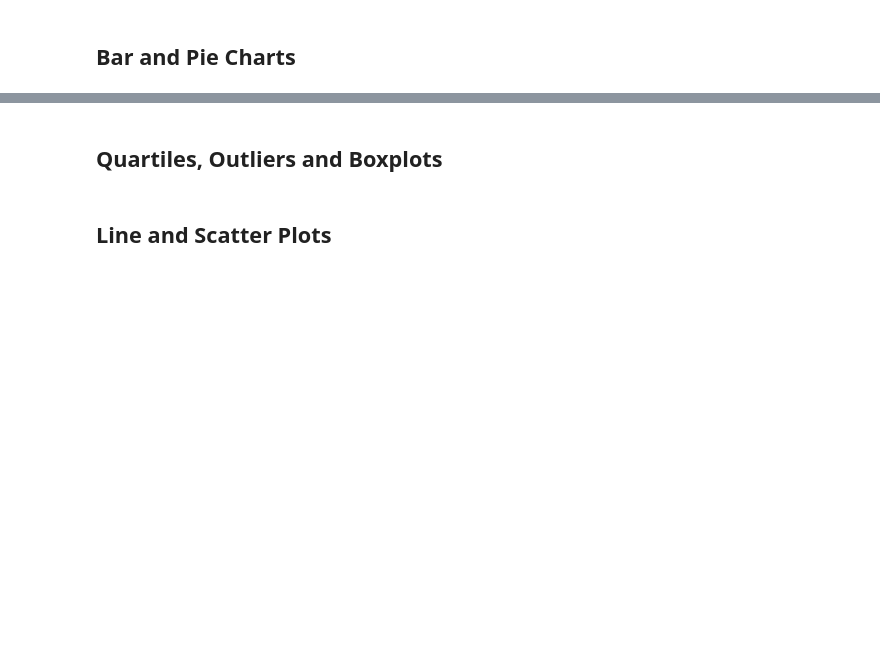
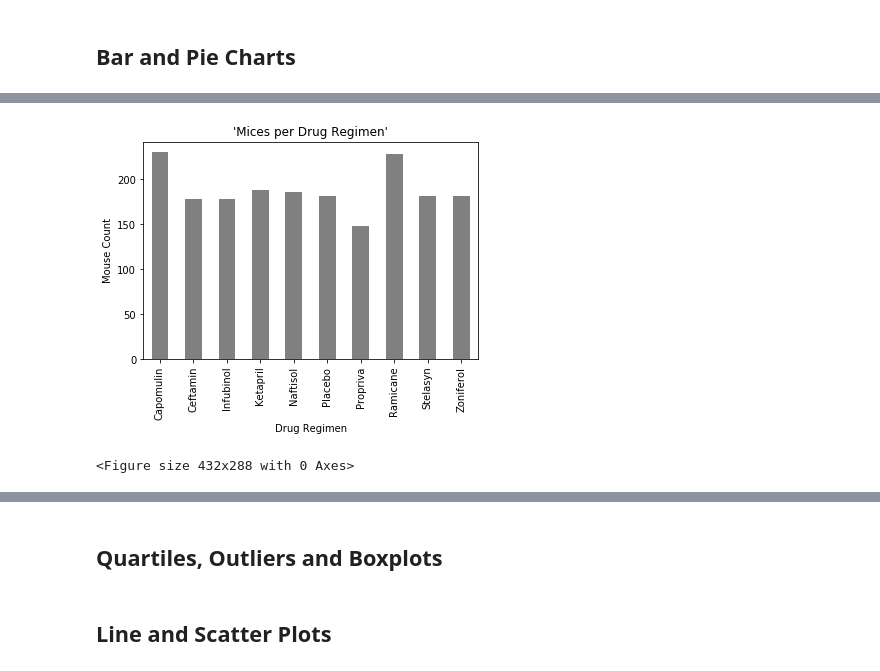
Before and after one commit to angieglass/the-power-of-plots, a Jupyter notebook: power_of_plots_homework.ipynb, the cells around one changed output, grey strips where cells are left out. Saved outputs shown, nothing was run; the diff lists cells and outputs as text; code cells hidden in the pictures; blank space fills up the shorter version.

```diff
--- a/power_of_plots_homework.ipynb
+++ b/power_of_plots_homework.ipynb
@@ -184,3 +160,7 @@ drug_two
 | Zoniferol | 53.236507 | 51.818479 | 48.533355 | 6.966589 | 0.516398 |
 # %% [markdown]
 ## Bar and Pie Charts
+# %%
+#See my values per Drug Regimen
+drug_count = grouped_drug["Drug Regimen"].count()
+drug_count
@@ -187,3 +180,16 @@ drug_two
 # %%
 # Generate a bar plot showing the total number of measurements taken on each drug regimen using pandas.
-type(grouped_items)
+
+drug_pandas = drug_count.plot(kind='bar', color = "gray",title="'Mices per Drug Regimen'", width= .5)
+
+#Adding format
+drug_pandas.set_xlabel("Drug Regimen")
+drug_pandas.set_ylabel("Mouse Count")
+
+
+#Let's see my chart
+plt.show()
+plt.tight_layout()
+# %% [output]
+[figure, added]
+<Figure size 432x288 with 0 Axes>
```
Also changed, not shown: parts of 15 cells of this notebook.
